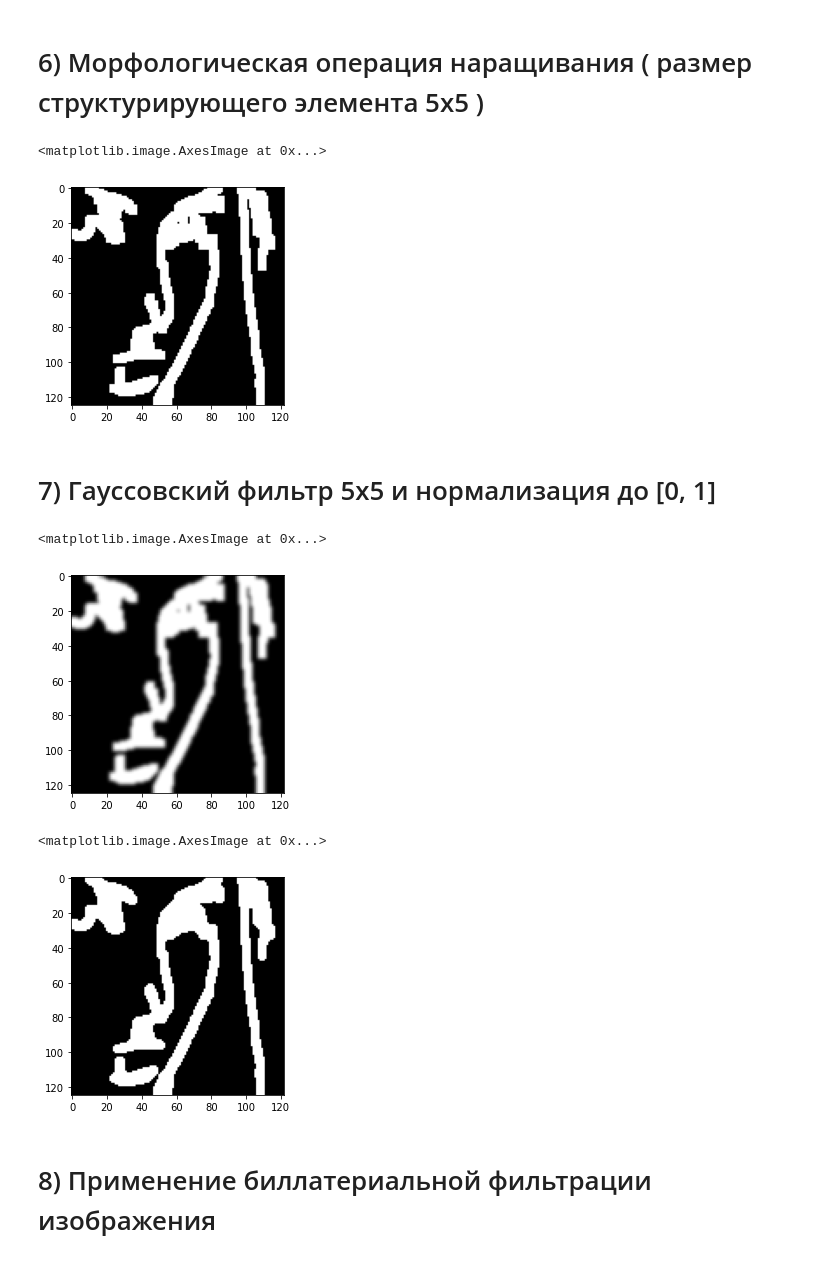
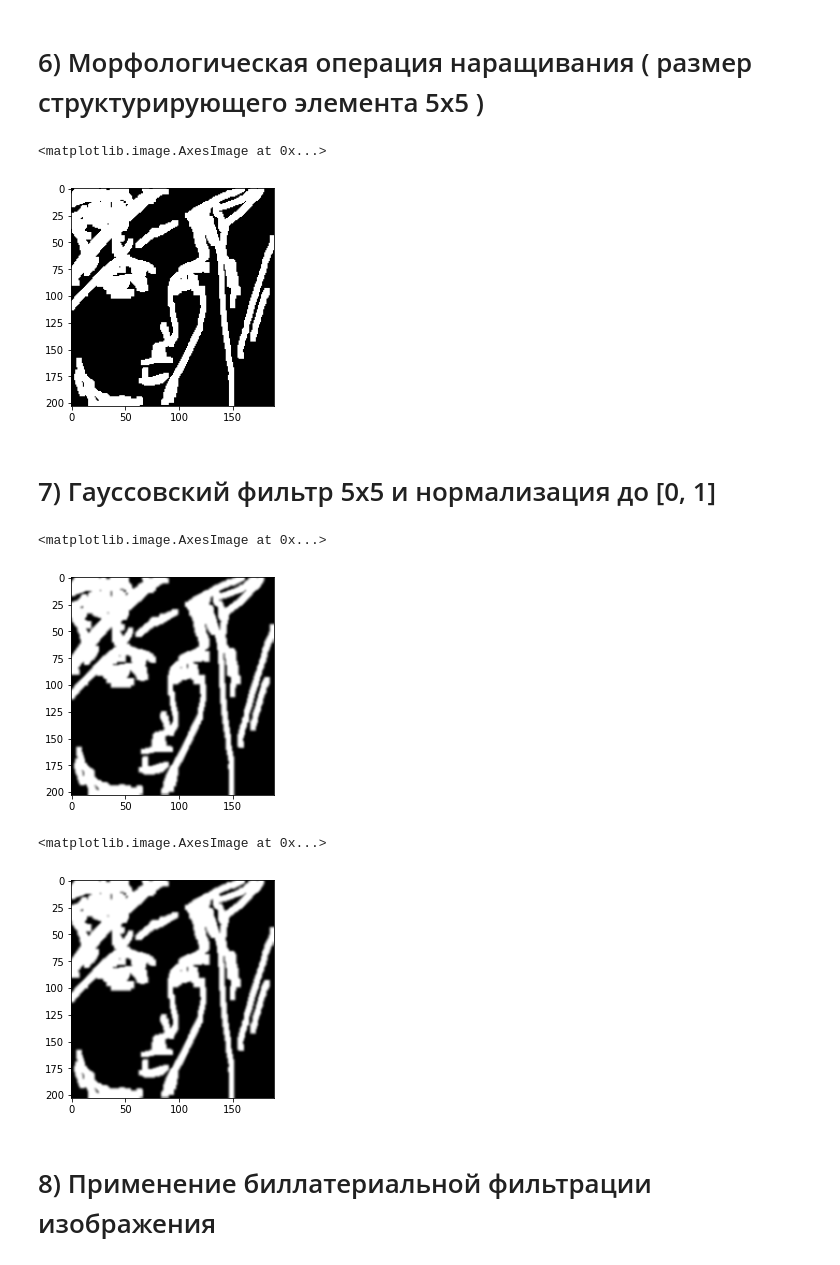
Before and after one commit to splashbros30/CV_labs, a Jupyter notebook: CV_lab_1.ipynb, the cells around one changed output. Drawn from its saved outputs; the diff is of its cells as text; code cells hidden in the pictures.

```diff
--- a/CV_lab_1.ipynb
+++ b/CV_lab_1.ipynb
@@ -28,7 +28,7 @@ plt.imshow(cv2.cvtColor(detected_face_img, cv2.COLOR_BGR2RGB))
 # %% [markdown]
 # 3) Получим изображение с отступами от краёв
 # %%
-img = detected_face_img[math.ceil(0.2 * y):math.ceil(1.0 * y), math.ceil(0.2 * x):math.ceil(1.0 * x), :]
+img = img[faces[0][2]:faces[0][0] + faces[0][3], faces[0][0]:faces[0][0] + faces[0][1]]
 plt.imshow(cv2.cvtColor(img, cv2.COLOR_BGR2RGB))
 # %% [output]
 <matplotlib.image.AxesImage at 0x...>
@@ -66,7 +66,7 @@ dilatation = cv2.dilate(edges, structuring_element)
 plt.imshow(dilatation, cmap="gray")
 # %% [output]
 <matplotlib.image.AxesImage at 0x...>
-[figure, old version]
+[figure, new version]
 # %% [markdown]
 # 7) Гауссовский фильтр 5x5 и нормализация до [0, 1]
 # %%
@@ -74,14 +74,14 @@ gauss = cv2.GaussianBlur(dilatation, (5, 5), 0)
 plt.imshow(gauss, cmap="gray")
 # %% [output]
 <matplotlib.image.AxesImage at 0x...>
-[figure, old version]
+[figure, new version]
 # %%
 dst = np.zeros_like(gauss)
-normalize_img = cv2.normalize(gauss, dst, 1, 0, cv2.NORM_INF)
+normalize_img = cv2.normalize(gauss, None, 0, 1, cv2.NORM_MINMAX, cv2.CV_32F)
 plt.imshow(normalize_img, cmap="gray")
 # %% [output]
 <matplotlib.image.AxesImage at 0x...>
-[figure, old version]
+[figure, new version]
 # %% [markdown]
 # 8) Применение биллатериальной фильтрации изображения
 # %%
```
Also changed, not shown: parts of 6 cells of this notebook.
